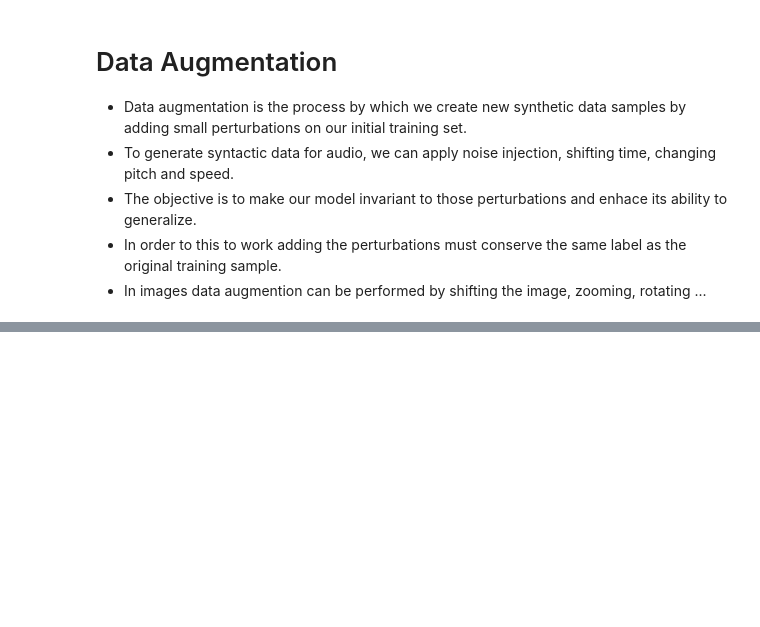
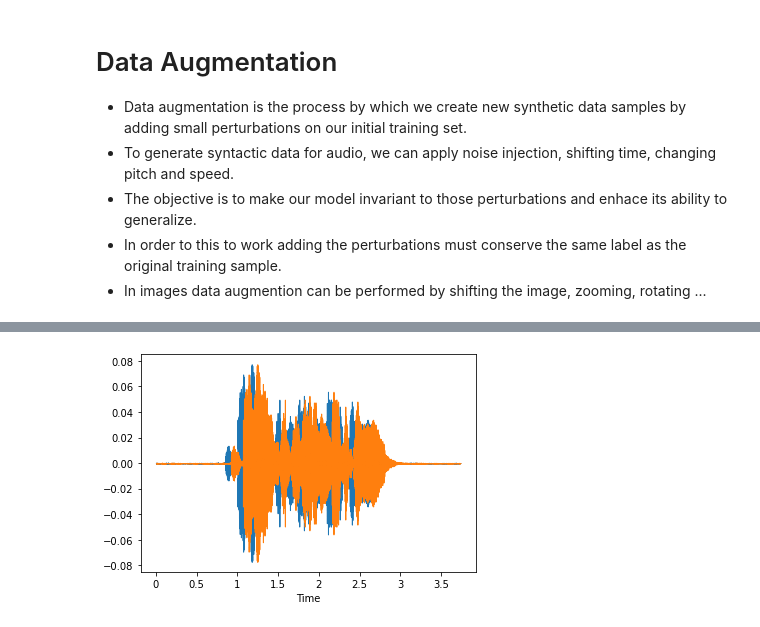
Before and after one commit to vytruchenko/emotional-speech-recognition, a Jupyter notebook: emotional-speech.ipynb, the cells around one changed output, grey strips where cells are left out. Saved outputs shown, nothing was run; the diff lists cells and outputs as text; code cells hidden in the pictures; blank space fills up the shorter version.

```diff
--- a/emotional-speech.ipynb
+++ b/emotional-speech.ipynb
@@ -142,0 +174,8 @@ Audio(path)
+# %%
+# 4. Shifting
+# you can see quite clearly that in this case this is useless
+data_with_shifting = add_shift(data)
+librosa.display.waveshow(y=data, sr=sample_rate)
+librosa.display.waveshow(y=data_with_shifting, sr=sample_rate)
+Audio(data_with_shifting, rate=sample_rate)
+# %% [output]
@@ -142,0 +183 @@ Audio(path)
+[figure, added]
```
Also changed, not shown: parts of 6 cells of this notebook.
